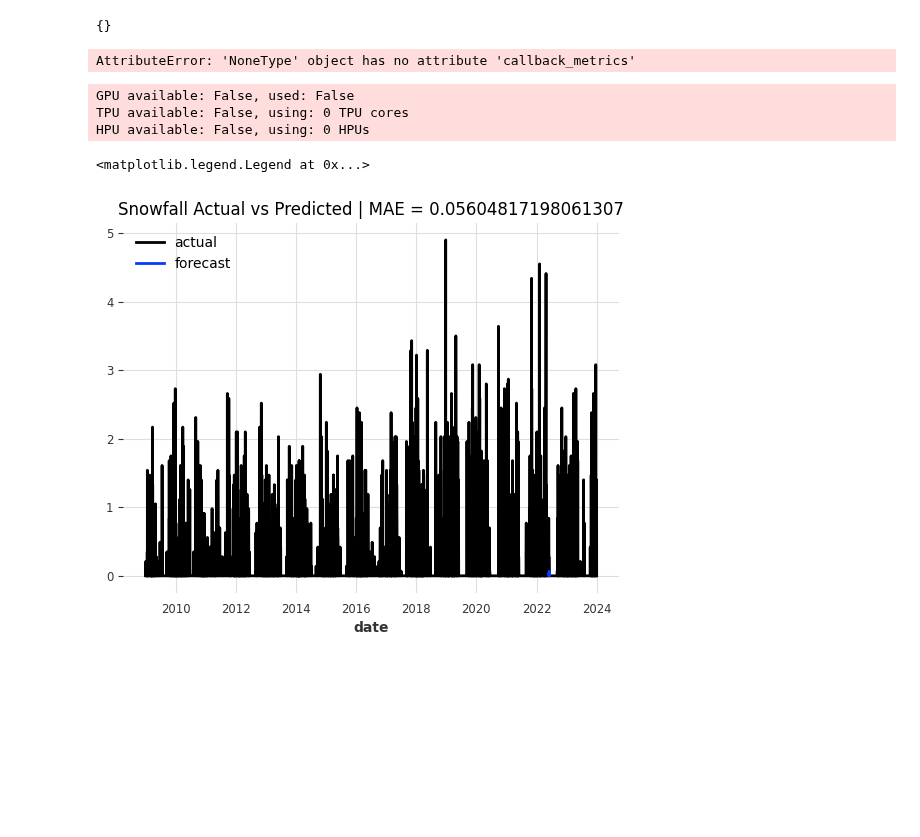
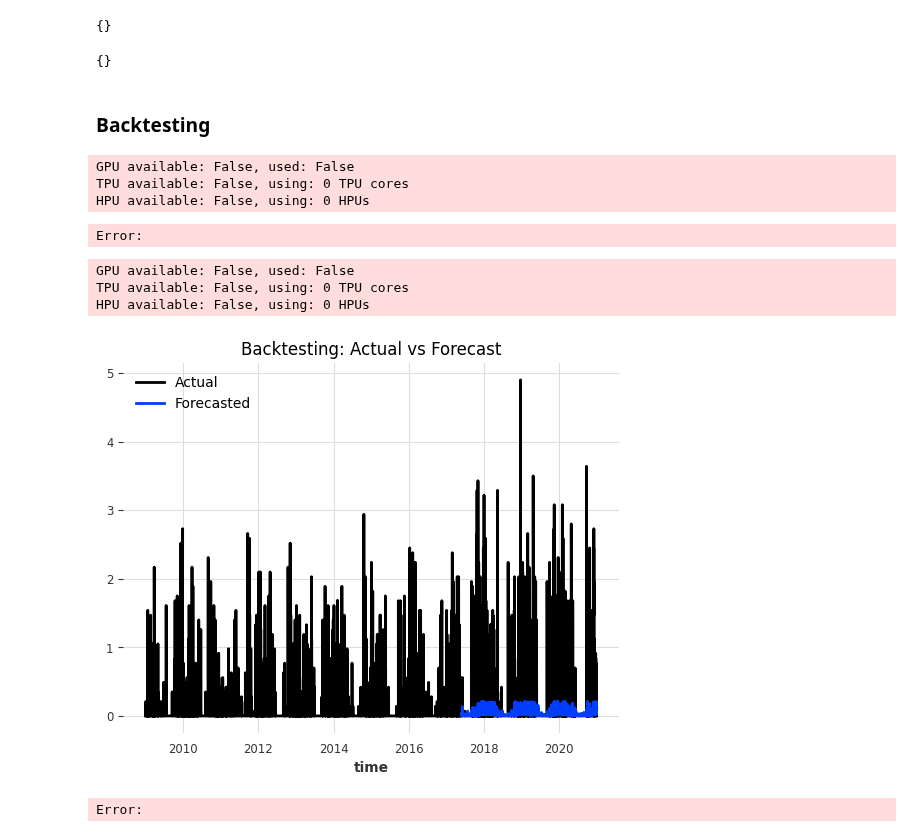
Before and after one commit to MadMax1995bb/powder_alert2.0, a Jupyter notebook: notebooks/notebook_model_tests.ipynb, the cells around one changed output. Drawn from its saved outputs; the diff is of its cells as text; code cells hidden in the pictures; blank space fills up the shorter version.

```diff
--- a/notebooks/notebook_model_tests.ipynb
+++ b/notebooks/notebook_model_tests.ipynb
@@ -723,9 +833,9 @@ trained_model.trainer.logged_metrics
 # %% [output]
 {}
 # %%
-best_model.trainer.callback_metrics
+best_model.trainer.logged_metrics
 # %% [output]
-AttributeError: 'NoneType' object has no attribute 'callback_metrics'
+{}
 # %%
 fig, axes = plt.subplots(1, 2, figsize=(20, 8))
 
@@ -746,13 +856,15 @@ if "train_mae" in metrics_df or "val_mae" in metrics_df:
     axes[1].legend()
 
 plt.show()
+# %% [markdown]
+### Backtesting
 # %%
-backtest_results = trained_model.backtest(
+backtest_results = best_model.backtest(
     series = y_train_val,
     past_covariates = X_train_val,
     start = 0.7,
     forecast_horizon = 48,
-    stride=1,
+    stride=10,
     metric= mean_absolute_error,
     overlap_end=True,
     retrain=False
@@ -763,11 +875,31 @@ print(f"MAE from backtesting optimized TransformerModel: {backtest_results}")
 GPU available: False, used: False
 TPU available: False, using: 0 TPU cores
 HPU available: False, using: 0 HPUs
+Error:
-# %%
-y_test.plot(label="actual")
-forecast.plot(label="forecast")
-plt.title(f"Snowfall Actual vs Predicted | MAE = {mae_best_model}")
-plt.legend()
-# %% [output]
-<matplotlib.legend.Legend at 0x...>
-[figure, removed]
+# %%
+preds = best_model.historical_forecasts(
+    series=y_train_val,
+    past_covariates=X_train_val,
+    start=0.7,
+    forecast_horizon=48,
+    stride=1,
+    retrain=False,
+    overlap_end=True,
+)
+
+# Plot actual snowfall and forecast
+y_train_val.plot(label="Actual")
+preds.plot(label="Forecasted")
+plt.legend()
+plt.title("Backtesting: Actual vs Forecast")
+plt.show()
+# %% [output]
+GPU available: False, used: False
+TPU available: False, using: 0 TPU cores
+HPU available: False, using: 0 HPUs
+[figure, added]
+# %%
+mae = mean_absolute_error(y_test_probe.values(), preds.values())
+print(f"MAE current 'best' TransformerModel = {mae}")
+# %% [output]
+Error:
```
Also changed, not shown: parts of 27 cells of this notebook, 1 other file.
